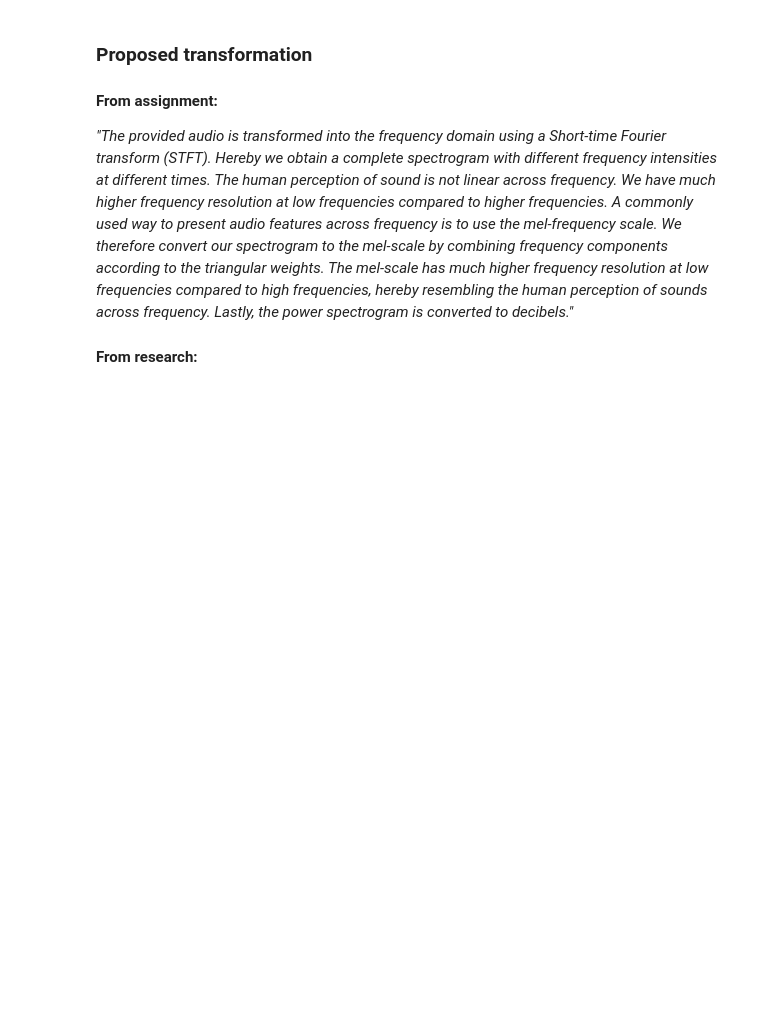
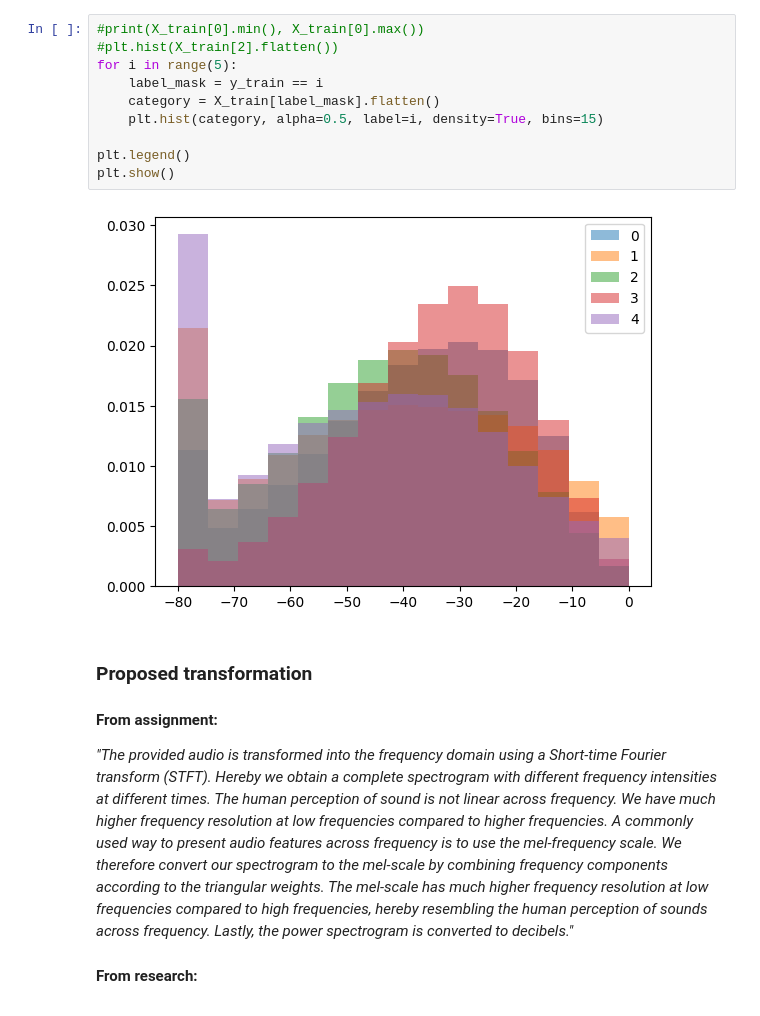
Before and after one commit to Rebekka-M/Oticon, a Jupyter notebook: experiments/OTICON_RM_Data.ipynb, the cells around one changed output. Saved outputs shown, nothing was run; the diff lists cells and outputs as text; blank space fills up the shorter version.

```diff
--- a/experiments/OTICON_RM_Data.ipynb
+++ b/experiments/OTICON_RM_Data.ipynb
@@ -40,3 +43,15 @@ Number of training samples: 52890 (90.82%), Number of test samples: 5347 (9.18%)
+# %%
+#print(X_train[0].min(), X_train[0].max())
+#plt.hist(X_train[2].flatten())
+for i in range(5):
+    label_mask = y_train == i
+    category = X_train[label_mask].flatten()
+    plt.hist(category, alpha=0.5, label=i, density=True, bins=15)
+
+plt.legend()
+plt.show()
+# %% [output]
+[figure, added]
 # %% [markdown]
 ### Proposed transformation
 
```
Also changed, not shown: parts of 3 cells of this notebook.
